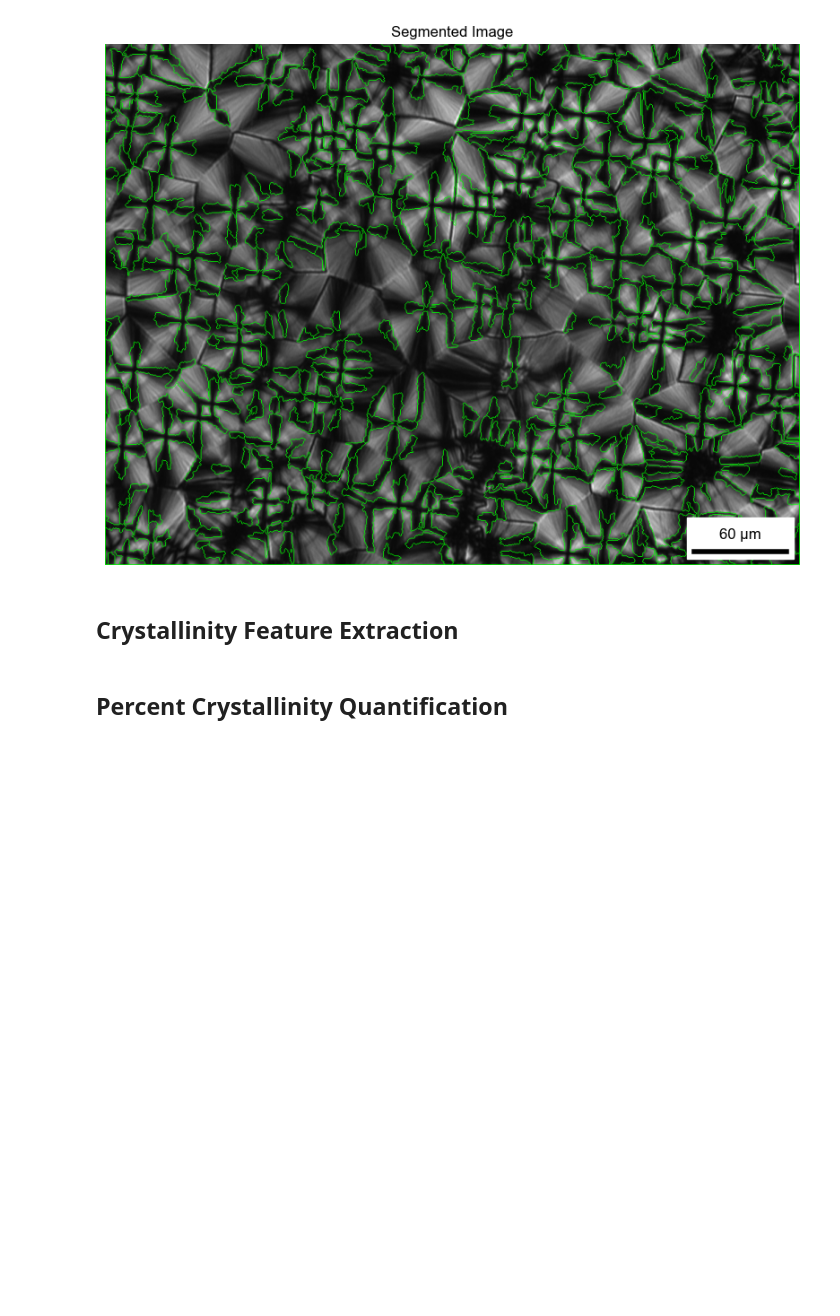
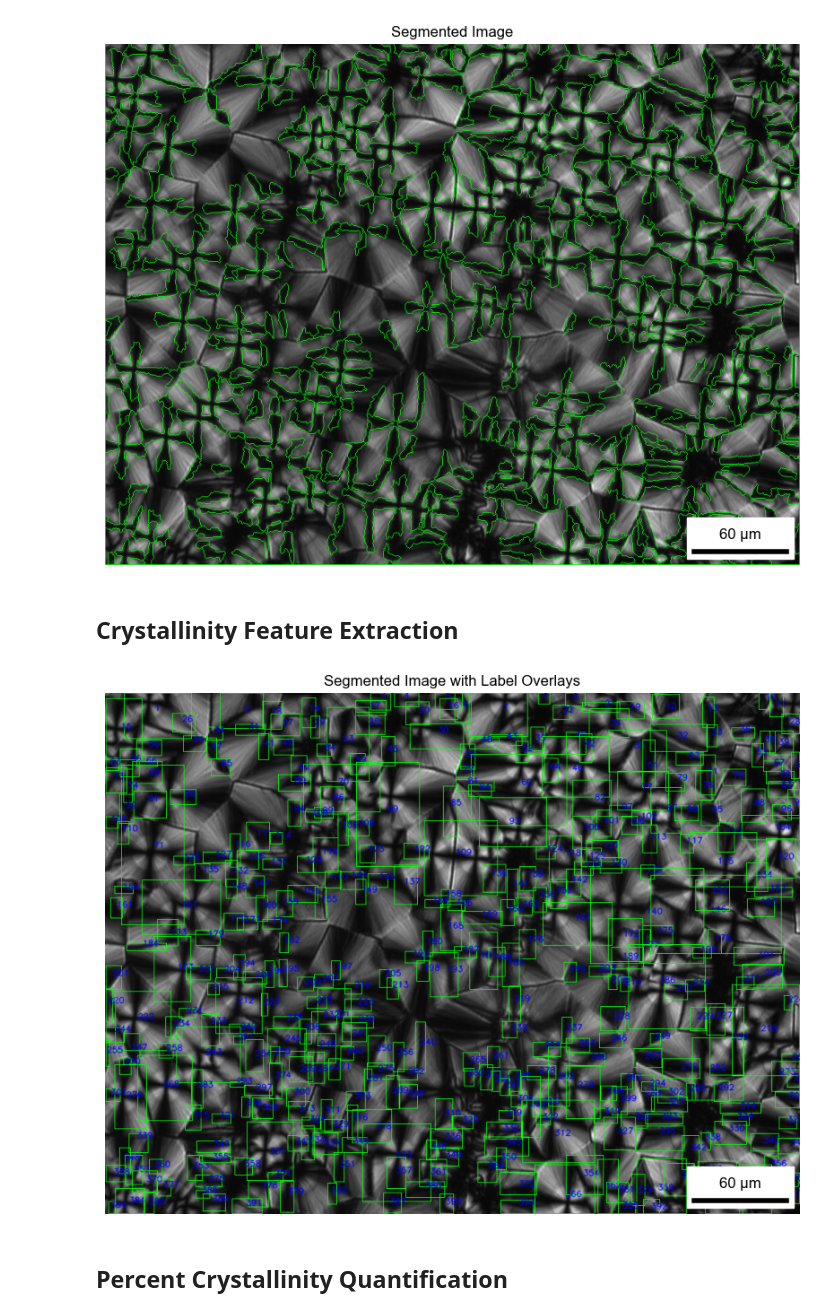
Before and after one commit to PriyaPitawala/cmse802_project, a Jupyter notebook: notebooks/exploratory/single_POM_analysis_old.ipynb, the cells around one changed output. Cells and saved outputs as stored; diff of their text form; code cells hidden in the pictures; blank space fills up the shorter version.

Commit message:
Worked on spherulite segmentation refining. Updated documentation.

```diff
--- a/notebooks/exploratory/single_POM_analysis_old.ipynb
+++ b/notebooks/exploratory/single_POM_analysis_old.ipynb
@@ -156,7 +156,7 @@ This approach is highly effective in quantifying semicrystalline domains, where
 from segmentation import watershed_segmentation
 
 # Applying watershed segmentation
-segmented_image = watershed_segmentation.apply_watershed(raw_image, maltese_cross_markers)
+segmented_image, segmented_labels = watershed_segmentation.apply_watershed(raw_image, maltese_cross_markers)
 
 # Display the result
 image_with_scale_bar.display_image(segmented_image, title="Segmented Image")
@@ -164,5 +164,19 @@ image_with_scale_bar.display_image(segmented_image, title="Segmented Image")
 [figure]
 # %% [markdown]
 ## Crystallinity Feature Extraction
+# %%
+from feature_extraction import feature_extract
+
+# Clean + extract features
+cleaned_labels = feature_extract.clean_watershed_labels(segmented_labels)
+features_df = feature_extract.extract_region_features(cleaned_labels, raw_image)
+
+# Overlay labels
+labeled_overlay = feature_extract.overlay_labels_on_image(cleaned_labels, raw_image)
+
+# Display
+image_with_scale_bar.display_image(labeled_overlay, title="Segmented Image with Label Overlays")
+# %% [output]
+[figure, added]
 # %% [markdown]
 ## Percent Crystallinity Quantification
```
Also changed, not shown: 10 other files.
